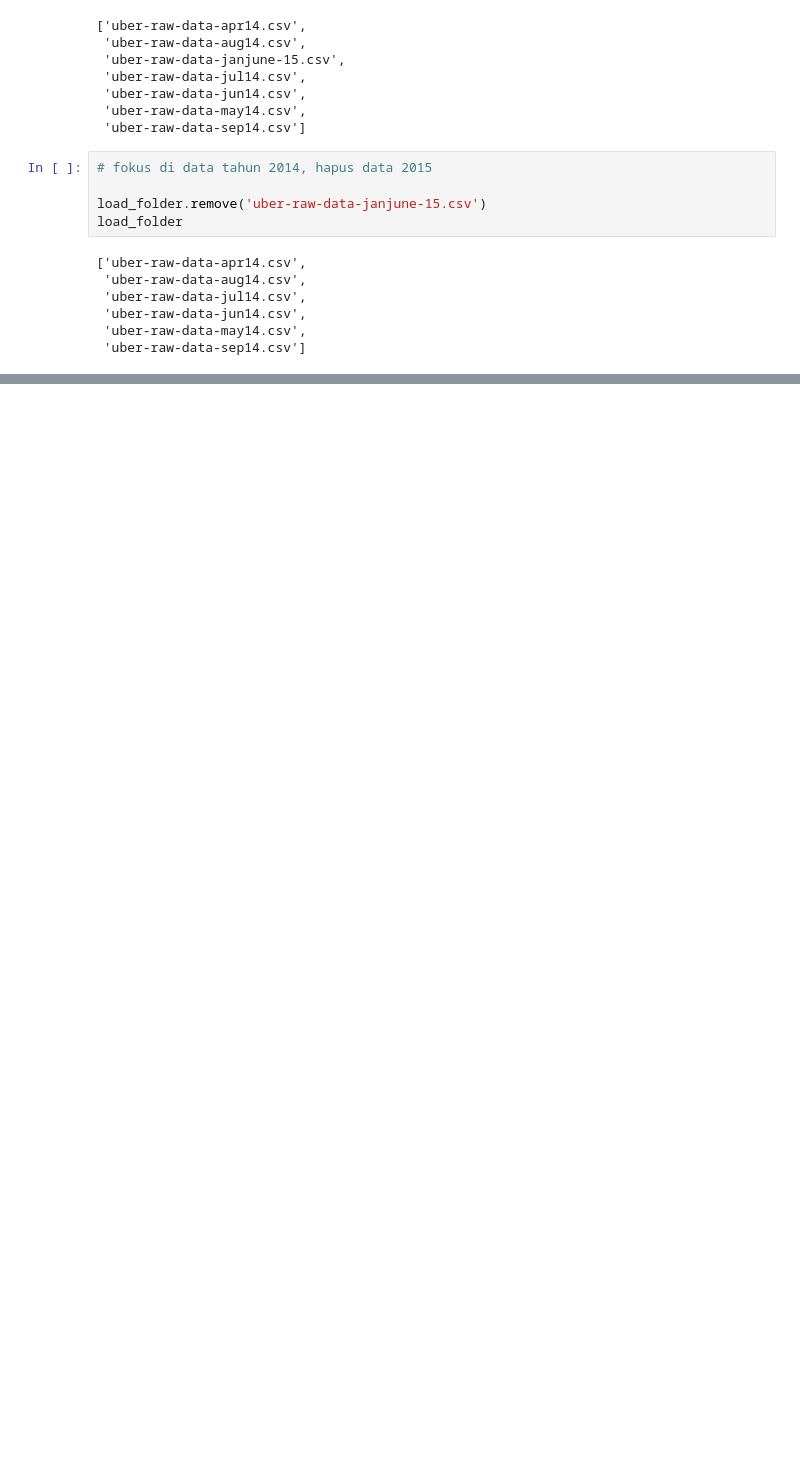
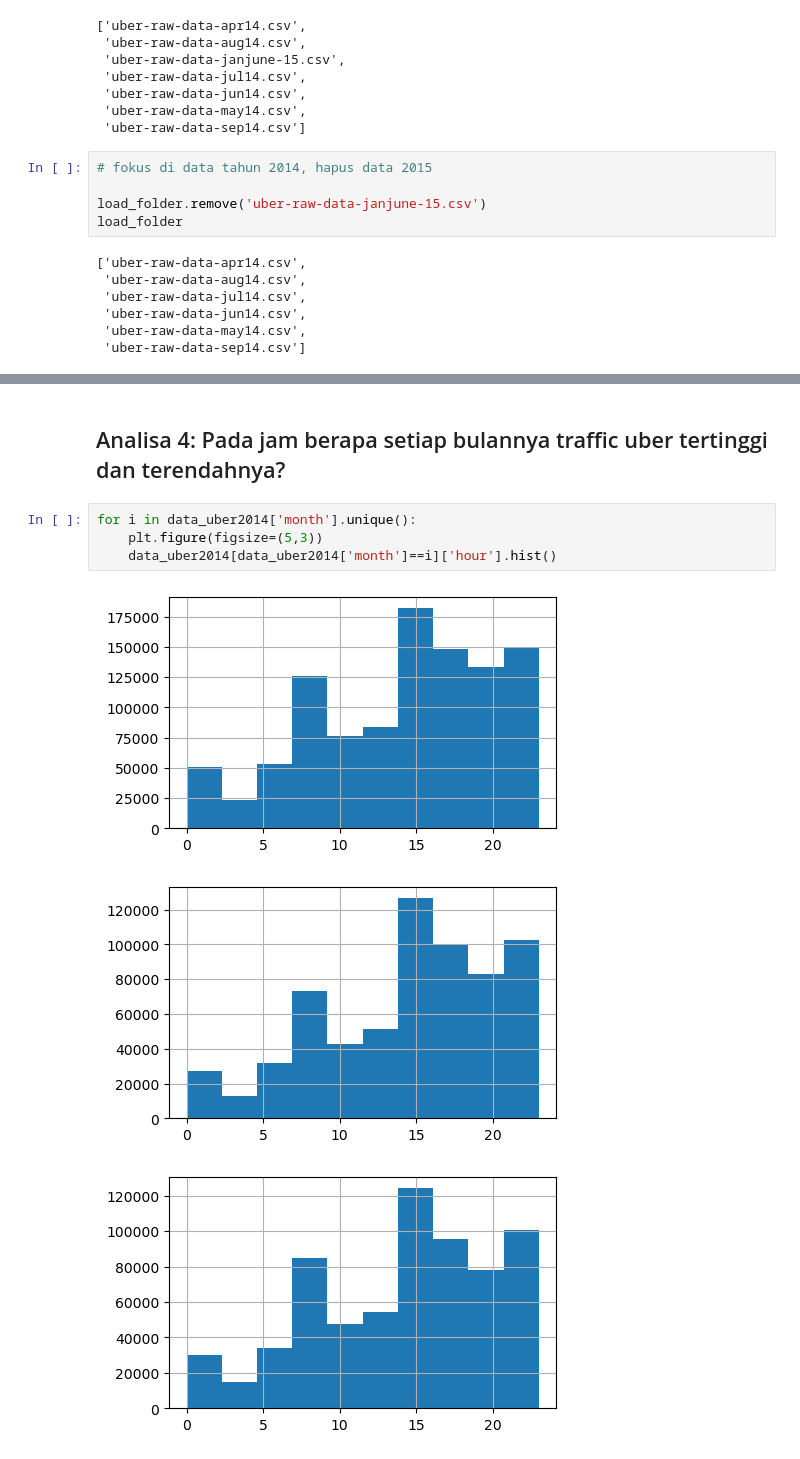
Before and after one commit to emiksapitri/Bootcamp_dataanalyst, a Jupyter notebook: projectUber_pertemuan16_emik.ipynb, the cells around one changed output, grey strips where cells are left out. Saved outputs shown, nothing was run; the diff lists cells and outputs as text; blank space fills up the shorter version.

```diff
--- a/projectUber_pertemuan16_emik.ipynb
+++ b/projectUber_pertemuan16_emik.ipynb
@@ -108,0 +184,10 @@ data_uber2014.head()
+# %% [markdown]
+## Analisa 4: Pada jam berapa setiap bulannya traffic uber tertinggi dan terendahnya?
+# %%
+for i in data_uber2014['month'].unique():
+    plt.figure(figsize=(5,3))
+    data_uber2014[data_uber2014['month']==i]['hour'].hist()
+# %% [output]
+[figure, added]
+[figure, added]
+[figure, added]
```
Also changed, not shown: parts of 42 cells of this notebook, 1 other file.
